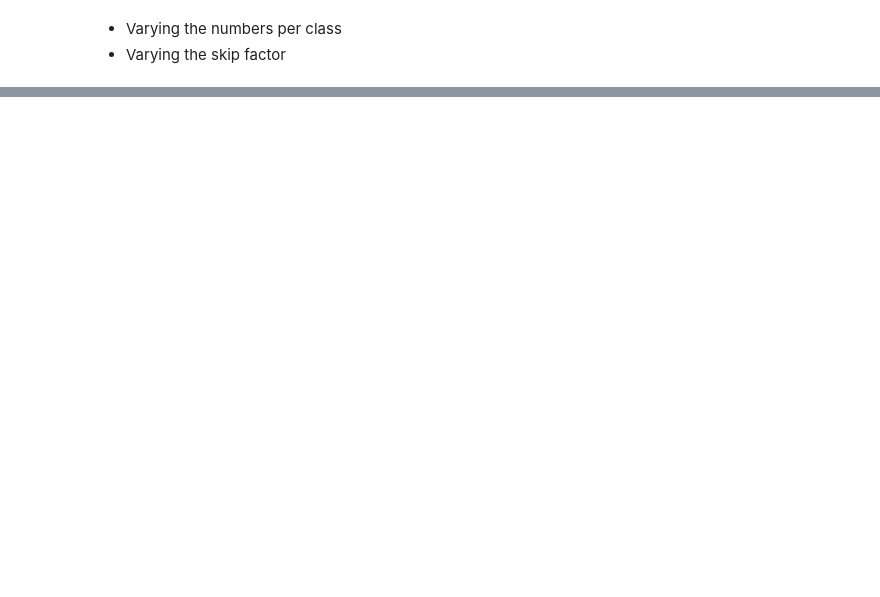
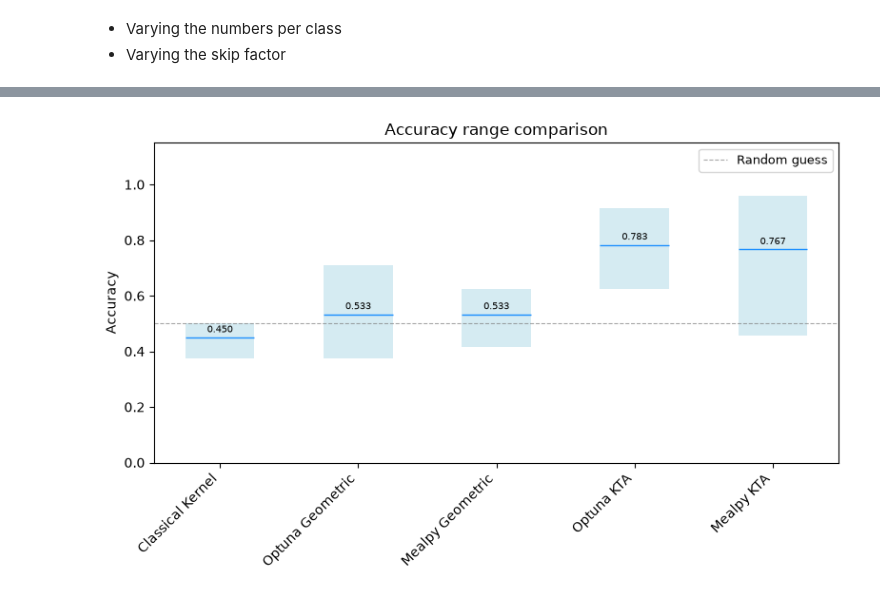
Before and after one commit to marrrrrrta/Automatic_Design_QFM_Genomic_Classification, a Jupyter notebook: KernelGap_synthetic_v4.ipynb, the cells around one changed output, grey strips where cells are left out. Saved outputs shown, nothing was run; the diff lists cells and outputs as text; code cells hidden in the pictures; blank space fills up the shorter version.

```diff
--- a/KernelGap_synthetic_v4.ipynb
+++ b/KernelGap_synthetic_v4.ipynb
@@ -75,0 +95,19 @@ plt.show()
+# %%
+skip = 5            # your chosen skip factor
+n_per_class = 40
+seeds = range(5)
+
+classical_accs = []
+for seed in seeds:
+    X, y = KernelGap_synthetic_dataset(
+        seed=seed, skipfactor=skip, n_per_class=n_per_class,
+        gen_candidate=candidate,   # the tailored one from find_hard_generating_candidate
+    )
+    X_train, X_test, y_train, y_test = preprocess_synthetic(X, y, N_QUBITS)
+    results = classical_benchmark(X_train, y_train, X_test, y_test)
+    classical_accs.append(results['accuracy'])
+
+    unique, counts = np.unique(results['y_pred'], return_counts=True)
+    print(f"seed={seed}: acc={results['accuracy']:.3f}, predicted counts={dict(zip(unique, counts))}")
+
+print(f"\nMean accuracy: {np.mean(classical_accs):.3f} ± {np.std(classical_accs):.3f}")
@@ -75,0 +332,26 @@ plt.show()
+# %%
+names = ['Classical Kernel', 'Optuna Geometric', 'Mealpy Geometric', 'Optuna KTA', 'Mealpy KTA']
+groups = [classical_accs, geom_accs_optuna, geom_accs_mealpy, kta_accs_optuna, kta_accs_mealpy]
+
+mins = [np.min(g) for g in groups]
+maxs = [np.max(g) for g in groups]
+means = [np.mean(g) for g in groups]
+
+x, w = np.arange(len(names)), 0.5
+
+plt.figure(figsize=(8, 5))
+plt.bar(x, np.array(maxs) - np.array(mins), bottom=mins, width=w, color='lightblue', alpha=0.5)
+plt.hlines(means, x - w/2, x + w/2, color='dodgerblue', linewidth=1)
+
+for xi, m in zip(x, means):
+    plt.text(xi, float(m)+0.01, f'{m:.3f}', ha='center', va='bottom', fontsize=7.5)
+plt.axhline(0.5, color='gray', linestyle='--', linewidth=0.8, alpha=0.7, label='Random guess')
+plt.xticks(x, names, rotation=45, ha='right')
+plt.ylabel('Accuracy')
+plt.title('Accuracy range comparison')
+plt.legend(fontsize=9)
+plt.ylim(0, 1.15)
+plt.tight_layout()
+plt.show()
+# %% [output]
+[figure, added]
```
Also changed, not shown: parts of 10 cells of this notebook, 11 other files.
